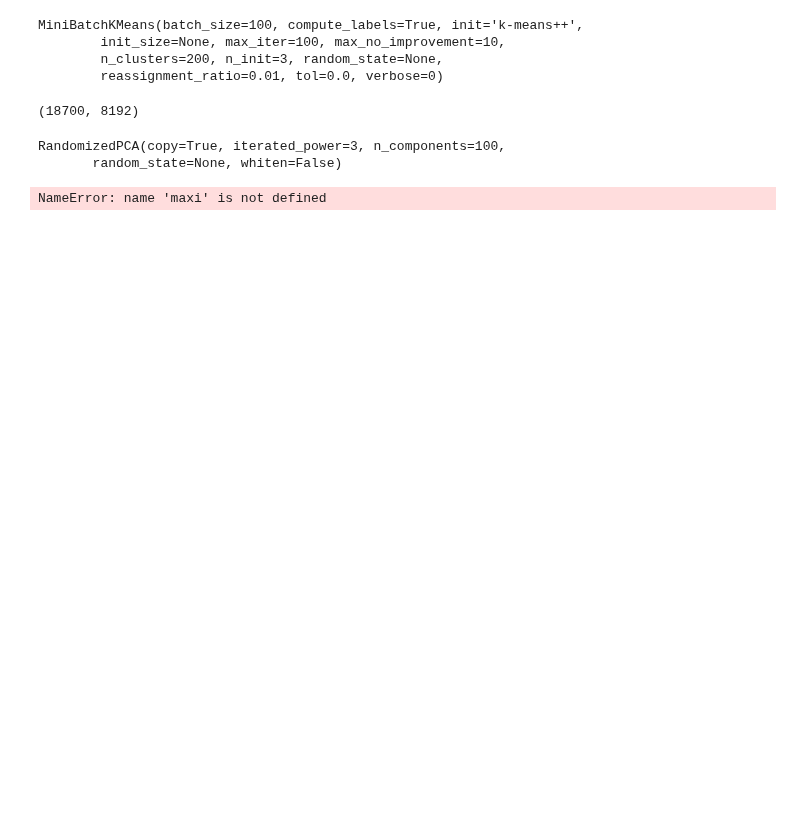
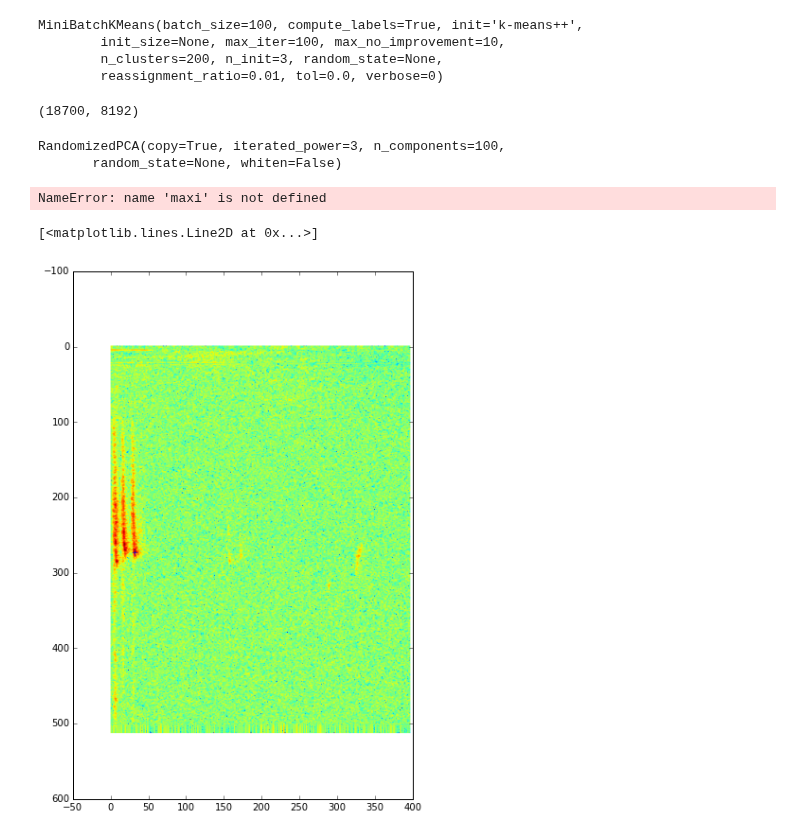
Before and after one commit to mdfirman/CityNet, a Jupyter notebook: notebooks/classification/Dictionary generation.ipynb, the cells around one changed output. Drawn from its saved outputs; the diff is of its cells as text; code cells hidden in the pictures; blank space fills up the shorter version.

```diff
--- a/notebooks/classification/Dictionary generation.ipynb
+++ b/notebooks/classification/Dictionary generation.ipynb
@@ -27,9 +27,10 @@ The autoreload extension is already loaded. To reload it, use:
   %reload_ext autoreload
 # %%
 # discovering which files are not in the other dataset
-
-one_minute_folder = os.path.expanduser(
-    '/home/michael/projects/engaged_hackathon_data/raw_data/one_minute_files/25_Random/')
+one_minute_folder = \
+    '/home/michael/projects/engaged_hackathon_data/raw_data/one_minute_files/25_Random/'
+four_second_folder = \
+    '/home/michael/projects/engaged_hackathon_data/raw_data/cropped_audio/'
 
 unseen_files = []
 
@@ -161,0 +195,9 @@ np.bincount(km.labels_)[sorted_clust_idxs]
+# %%
+plt.figure(figsize=(10, 10))
+spec2 = spec - np.median(spec, axis=1)[:, None]
+plt.imshow(spec2)
+rows, cols = np.where(spec2 == np.max(spec2))
+plt.plot(cols, rows, '+b')
+# %% [output]
+[<matplotlib.lines.Line2D at 0x...>]
+[figure, added]
```
Also changed, not shown: parts of 4 cells of this notebook, 1 other file.
